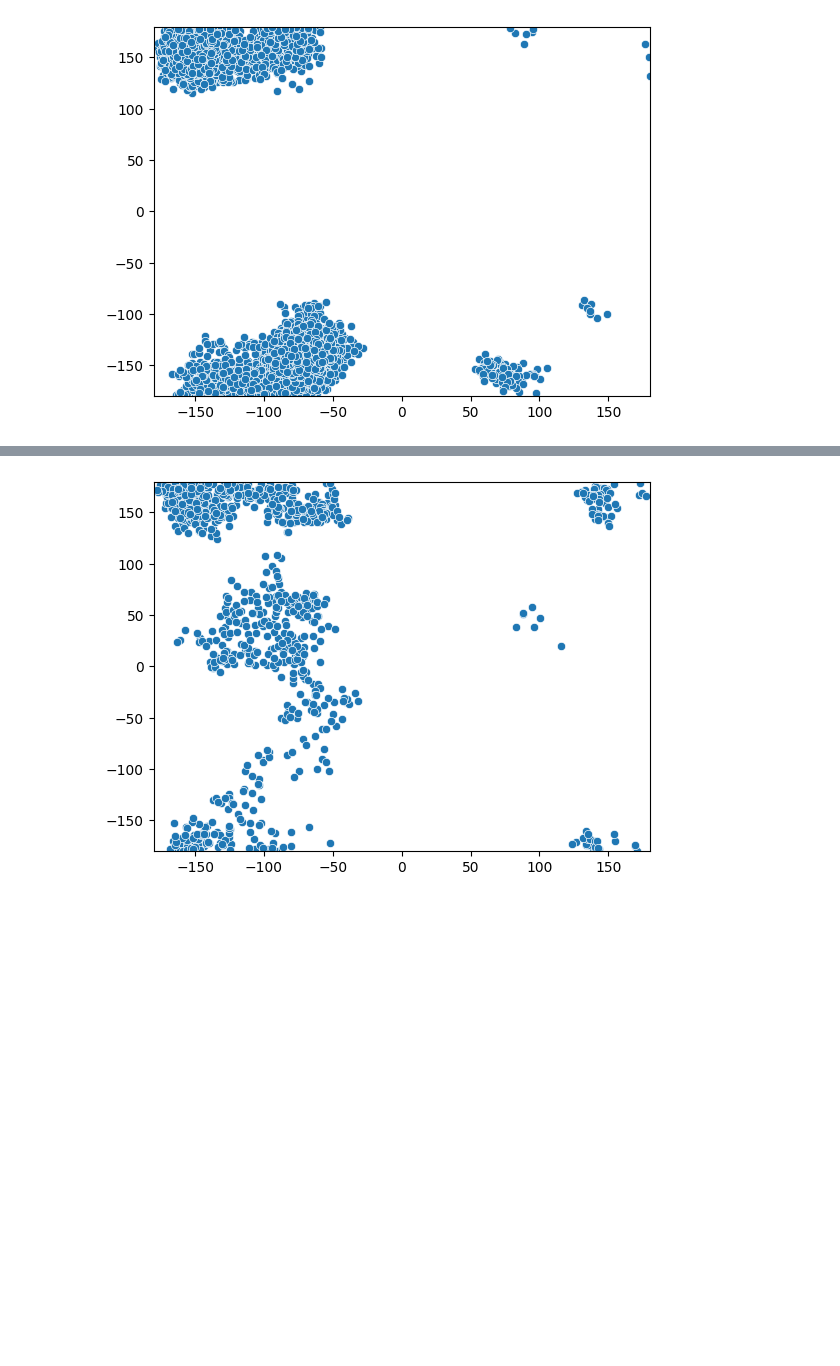
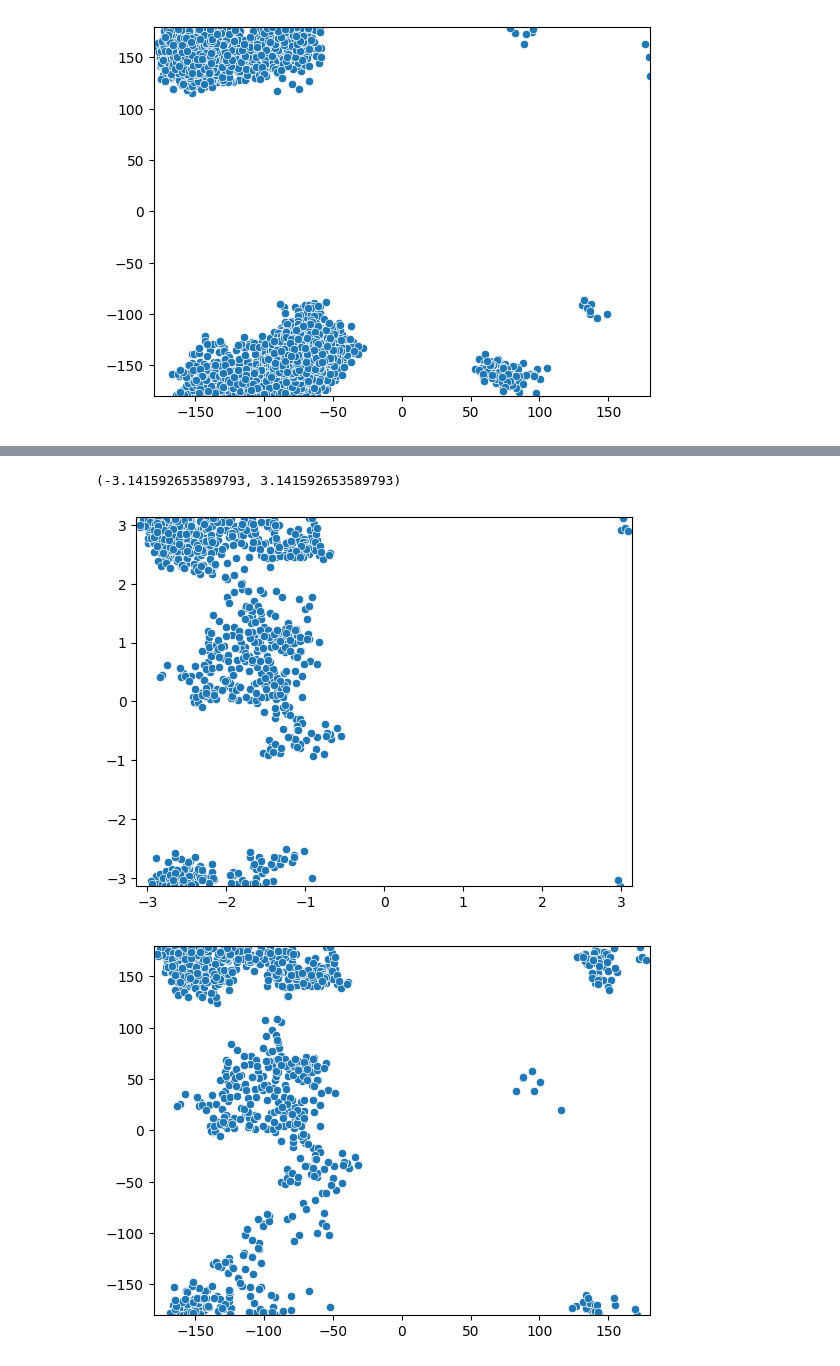
Before and after one commit to reubenharry/jax-md, a Jupyter notebook: notebooks/ad_mclmc.ipynb, the cells around one changed output, grey strips where cells are left out. Saved outputs shown, nothing was run; the diff lists cells and outputs as text; code cells hidden in the pictures; blank space fills up the shorter version.

```diff
--- a/notebooks/ad_mclmc.ipynb
+++ b/notebooks/ad_mclmc.ipynb
@@ -288,3 +238,16 @@ sns.scatterplot(x = angles3[::1, 0], y = angles3[::1, 1])
+# %%
+# rama_plot(nnp.array(traj)[::10])
+trajectory2 = md.load('./data/prod_alanine_dipeptide_amber/structure.pdb')
+trajectory2.xyz=nnp.array(nnp.array(traj).squeeze())[::10]
+angles3 = md.compute_dihedrals(trajectory2, [phi_indices, psi_indices])
+unitC = nnp.array([(len(traj)//100)*[nnp.diag(mol.box[:,0])]]).squeeze()
+
+sns.scatterplot(x = angles3[::1, 0], y = angles3[::1, 1])
+plt.xlim(-math.pi, math.pi)
+plt.ylim(-math.pi, math.pi)
+# %% [output]
+(-3.141592653589793, 3.141592653589793)
+[figure, added]
 # %%
 rama_plot(nnp.array(traj)[::10])
 # nnp.array(traj).shape
```
Also changed, not shown: parts of 35 cells of this notebook, 9 other files.
